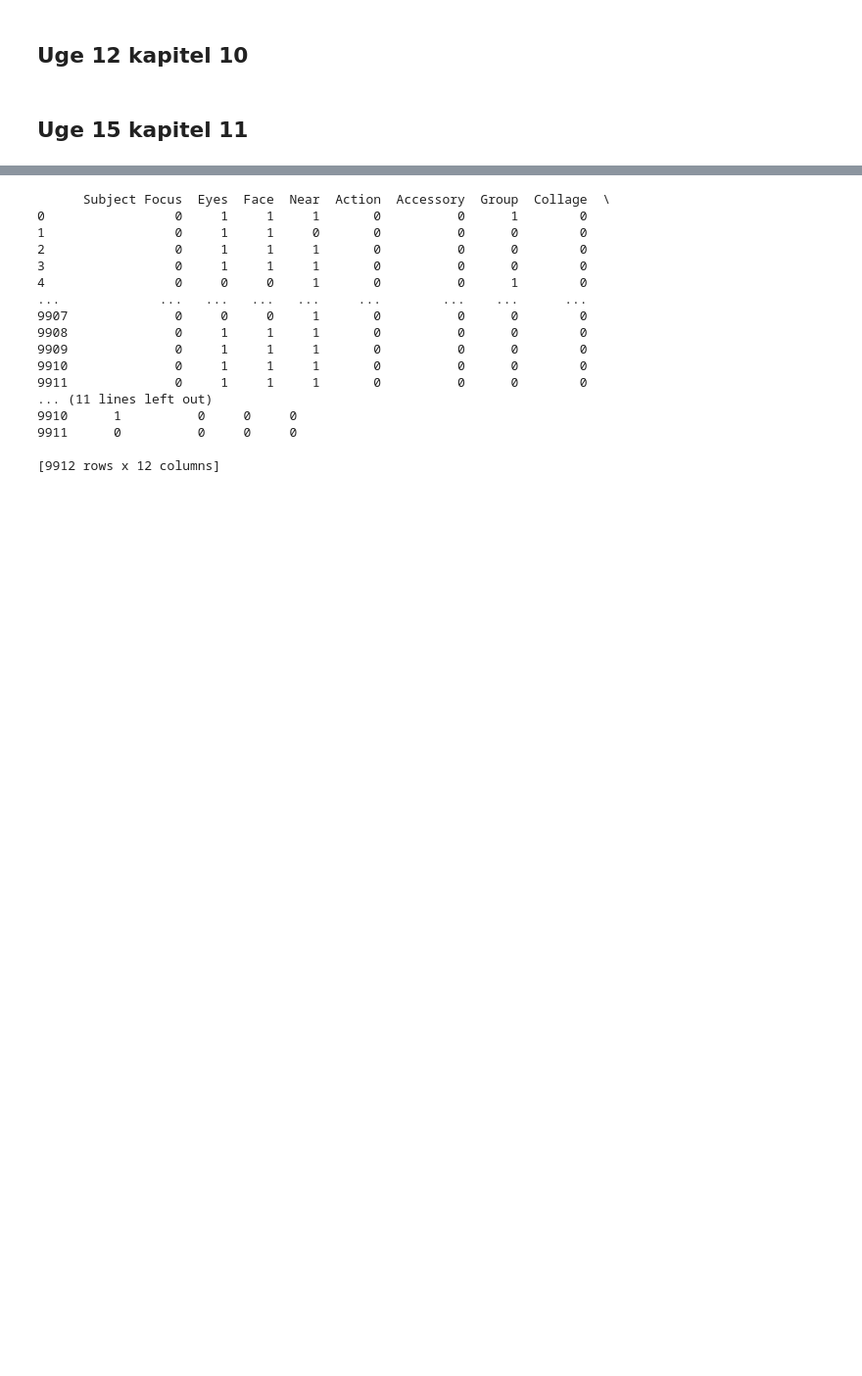
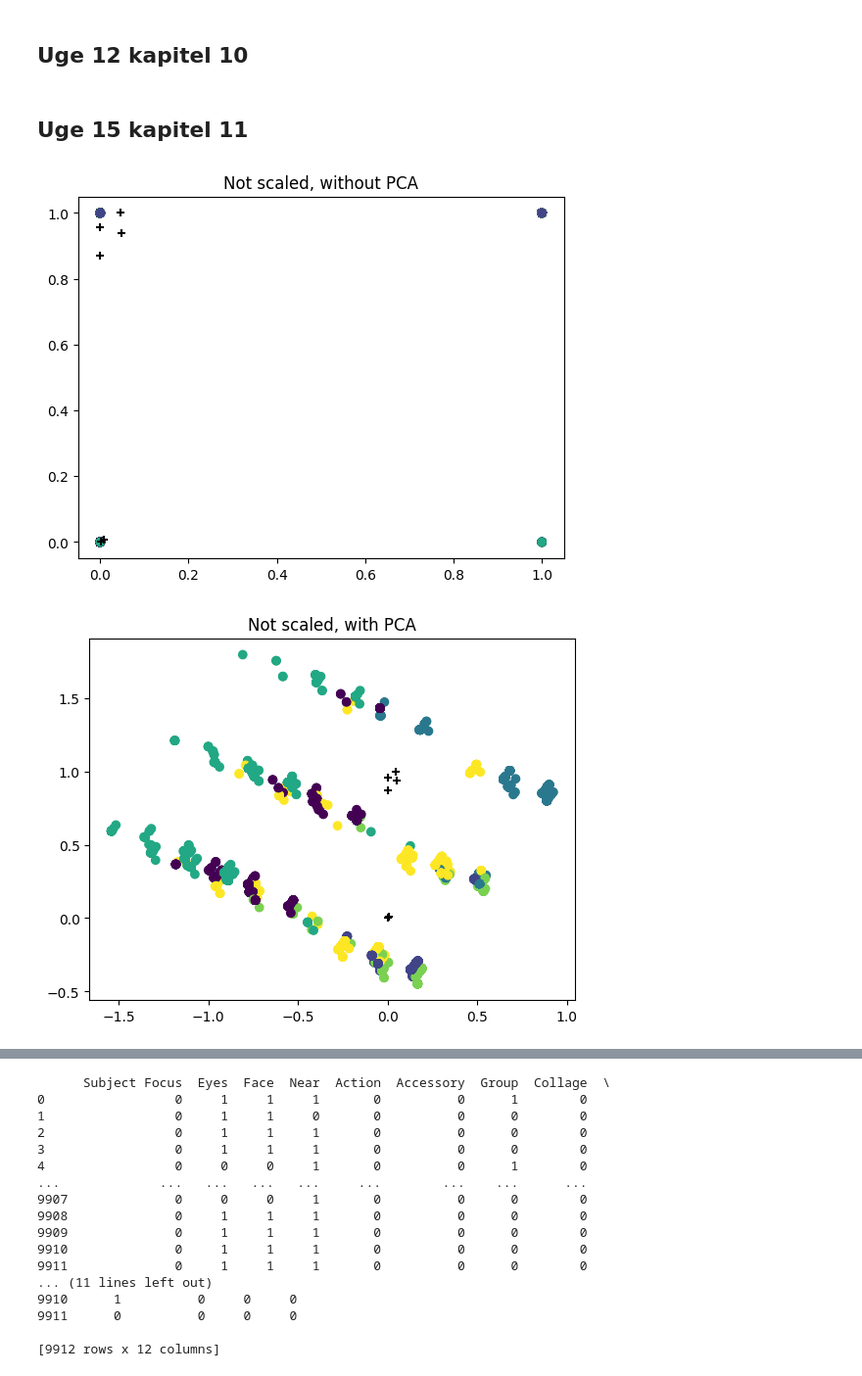
Before and after one commit to Alex9667/PetfinderPawpularityScore, a Jupyter notebook: app.ipynb, the cells around one changed output, grey strips where cells are left out. Shown: that part at 98% size. Cells and saved outputs as stored; diff of their text form; code cells hidden in the pictures; blank space fills up the shorter version.

Commit message:
Added performance metrics and looked at kmeans
The metrics still need to be integrated better to be used. I've done some additional kmeans clustering

```diff
--- a/app.ipynb
+++ b/app.ipynb
@@ -160,3 +238,50 @@ from sklearn.decomposition import PCA
 
 import pandas as pd
 import matplotlib.pyplot as plt
+# %%
+kmean_columns = ['Pawpularity']
+kmean_data = train_data.drop(columns=kmean_columns)
+# kmean_train, kmean_test = train_test_split(train_data, test_size=0.75, random_state=random)
+scaler = MinMaxScaler()
+kmean_data_scaled = pd.DataFrame(scaler.fit_transform(kmean_data))
+# kmean_test_scaled = pd.DataFrame(scaler.fit_transform(kmean_test))
+# %%
+kmeans = KMeans(n_clusters=6)
+kmeans.fit(kmean_data)
+kmean_pred = kmeans.predict(kmean_data)
+
+kmeans_with_scaled = KMeans(n_clusters=6)
+kmeans_with_scaled.fit(kmean_data_scaled)
+kmean_pred_from_scaled = kmeans_with_scaled.predict(kmean_data_scaled)
+
+pca = PCA(n_components=2)
+
+fig1, ax1 = plt.subplots()
+fig2, ax2 = plt.subplots()
+fig3, ax3 = plt.subplots()
+fig4, ax4 = plt.subplots()
+
+ax1.scatter(kmean_data.to_numpy()[:,0], kmean_data.to_numpy()[:,1], c=kmean_pred)
+ax1.scatter(kmeans.cluster_centers_[:,0], kmeans.cluster_centers_[:,1], c='black', marker='+')
+ax1.set_title("Not scaled, without PCA")
+fig1.savefig("./static/kmeansplot_noscale_nopca.png")
+
+X_pca = pca.fit_transform(kmean_data)
+ax2.scatter(X_pca[:,0], X_pca[:,1], c=kmean_pred)
+ax2.scatter(kmeans.cluster_centers_[:,0], kmeans.cluster_centers_[:,1], c='black', marker='+')
+ax2.set_title("Not scaled, with PCA")
+fig2.savefig("./static/kmeansplot2_noscale_pca.png")
+
+ax3.scatter(kmean_data_scaled.to_numpy()[:,0], kmean_data_scaled.to_numpy()[:,1], c=kmean_pred_from_scaled)
+ax3.scatter(kmeans.cluster_centers_[:,0], kmeans.cluster_centers_[:,1], c='black', marker='+')
+ax3.set_title("Scaled, without PCA")
+fig3.savefig("./static/kmeansplot3_scale_nopca.png")
+
+X_pca = pca.fit_transform(kmean_data_scaled)
+ax4.scatter(X_pca[:,0], X_pca[:,1], c=kmean_pred_from_scaled)
+ax4.scatter(kmeans.cluster_centers_[:,0], kmeans.cluster_centers_[:,1], c='black', marker='+')
+ax4.set_title("Scaled, with PCA")
+fig4.savefig("./static/kmeansplot4_scale_pca.png")
+# %% [output]
+[figure, added]
+[figure, added]
```
Also changed, not shown: parts of 14 cells of this notebook, 4 other files.
